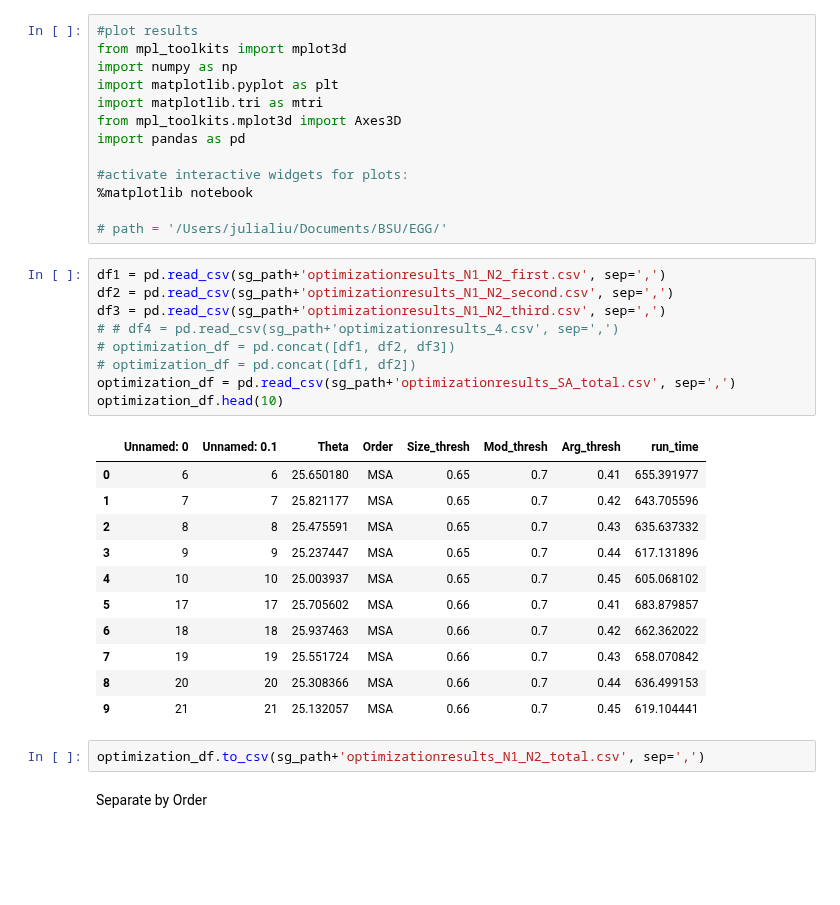
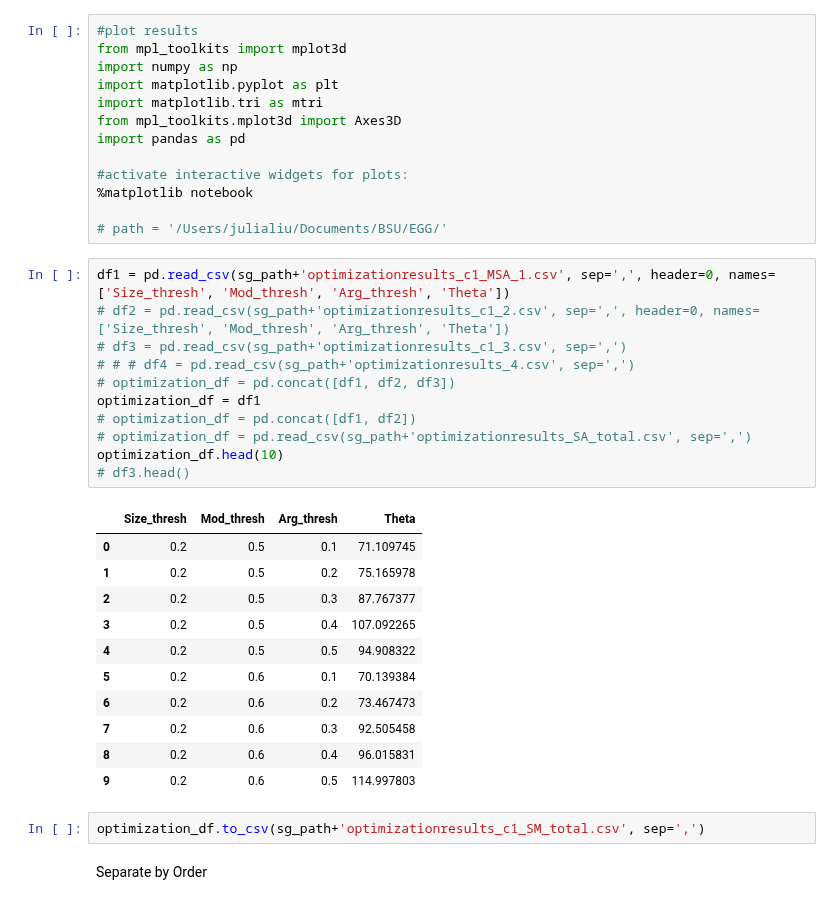
Before and after one commit to jukesliu/automated-glacier-terminus, a Jupyter notebook: Optimization.ipynb, the cells around one changed output. Cells and saved outputs as stored; diff of their text form; blank space fills up the shorter version.

```diff
--- a/Optimization.ipynb
+++ b/Optimization.ipynb
@@ -335,28 +269,30 @@ import pandas as pd
 
 # path = '/Users/julialiu/Documents/BSU/EGG/'
 # %%
-df1 = pd.read_csv(sg_path+'optimizationresults_N1_N2_first.csv', sep=',')
-df2 = pd.read_csv(sg_path+'optimizationresults_N1_N2_second.csv', sep=',')
-df3 = pd.read_csv(sg_path+'optimizationresults_N1_N2_third.csv', sep=',')
-# # df4 = pd.read_csv(sg_path+'optimizationresults_4.csv', sep=',')
+df1 = pd.read_csv(sg_path+'optimizationresults_c1_MSA_1.csv', sep=',', header=0, names=['Size_thresh', 'Mod_thresh', 'Arg_thresh', 'Theta'])
+# df2 = pd.read_csv(sg_path+'optimizationresults_c1_2.csv', sep=',', header=0, names=['Size_thresh', 'Mod_thresh', 'Arg_thresh', 'Theta'])
+# df3 = pd.read_csv(sg_path+'optimizationresults_c1_3.csv', sep=',')
+# # # df4 = pd.read_csv(sg_path+'optimizationresults_4.csv', sep=',')
 # optimization_df = pd.concat([df1, df2, df3])
+optimization_df = df1
 # optimization_df = pd.concat([df1, df2])
-optimization_df = pd.read_csv(sg_path+'optimizationresults_SA_total.csv', sep=',')
+# optimization_df = pd.read_csv(sg_path+'optimizationresults_SA_total.csv', sep=',')
 optimization_df.head(10)
+# df3.head()
 # %% [output]
-|  | Unnamed: 0 | Unnamed: 0.1 | Theta | Order | Size_thresh | Mod_thresh | Arg_thresh | run_time |
-| 0 | 6 | 6 | 25.650180 | MSA | 0.65 | 0.7 | 0.41 | 655.391977 |
-| 1 | 7 | 7 | 25.821177 | MSA | 0.65 | 0.7 | 0.42 | 643.705596 |
-| 2 | 8 | 8 | 25.475591 | MSA | 0.65 | 0.7 | 0.43 | 635.637332 |
-| 3 | 9 | 9 | 25.237447 | MSA | 0.65 | 0.7 | 0.44 | 617.131896 |
-| 4 | 10 | 10 | 25.003937 | MSA | 0.65 | 0.7 | 0.45 | 605.068102 |
-| 5 | 17 | 17 | 25.705602 | MSA | 0.66 | 0.7 | 0.41 | 683.879857 |
-| 6 | 18 | 18 | 25.937463 | MSA | 0.66 | 0.7 | 0.42 | 662.362022 |
-| 7 | 19 | 19 | 25.551724 | MSA | 0.66 | 0.7 | 0.43 | 658.070842 |
-| 8 | 20 | 20 | 25.308366 | MSA | 0.66 | 0.7 | 0.44 | 636.499153 |
-| 9 | 21 | 21 | 25.132057 | MSA | 0.66 | 0.7 | 0.45 | 619.104441 |
+|  | Size_thresh | Mod_thresh | Arg_thresh | Theta |
+| 0 | 0.2 | 0.5 | 0.1 | 71.109745 |
+| 1 | 0.2 | 0.5 | 0.2 | 75.165978 |
+| 2 | 0.2 | 0.5 | 0.3 | 87.767377 |
+| 3 | 0.2 | 0.5 | 0.4 | 107.092265 |
+| 4 | 0.2 | 0.5 | 0.5 | 94.908322 |
+| 5 | 0.2 | 0.6 | 0.1 | 70.139384 |
+| 6 | 0.2 | 0.6 | 0.2 | 73.467473 |
+| 7 | 0.2 | 0.6 | 0.3 | 92.505458 |
+| 8 | 0.2 | 0.6 | 0.4 | 96.015831 |
+| 9 | 0.2 | 0.6 | 0.5 | 114.997803 |
 # %%
-optimization_df.to_csv(sg_path+'optimizationresults_N1_N2_total.csv', sep=',')
+optimization_df.to_csv(sg_path+'optimizationresults_c1_SM_total.csv', sep=',')
 # %% [markdown]
 Separate by Order
 # %%
```
Also changed, not shown: parts of 22 cells of this notebook, 7 other files.
